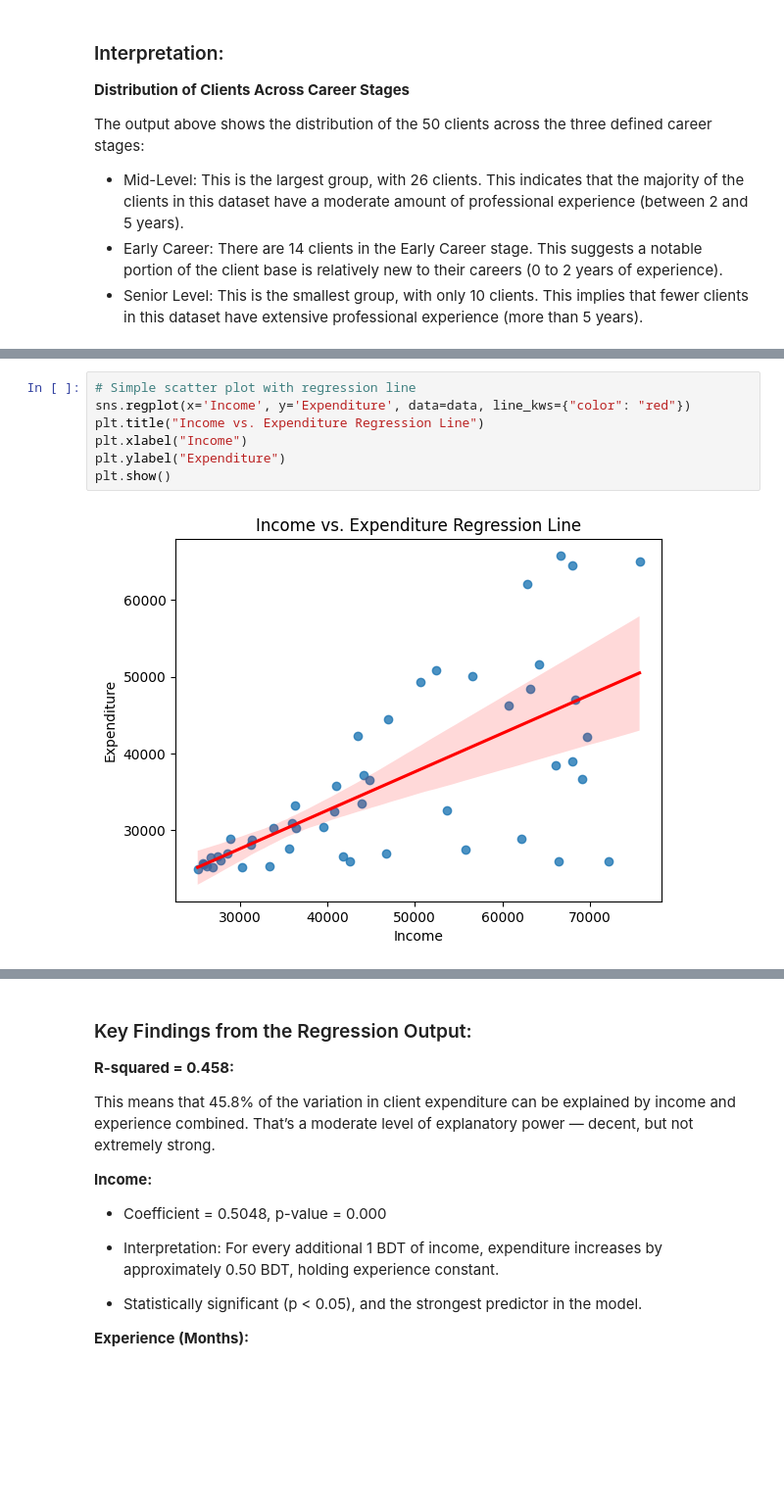
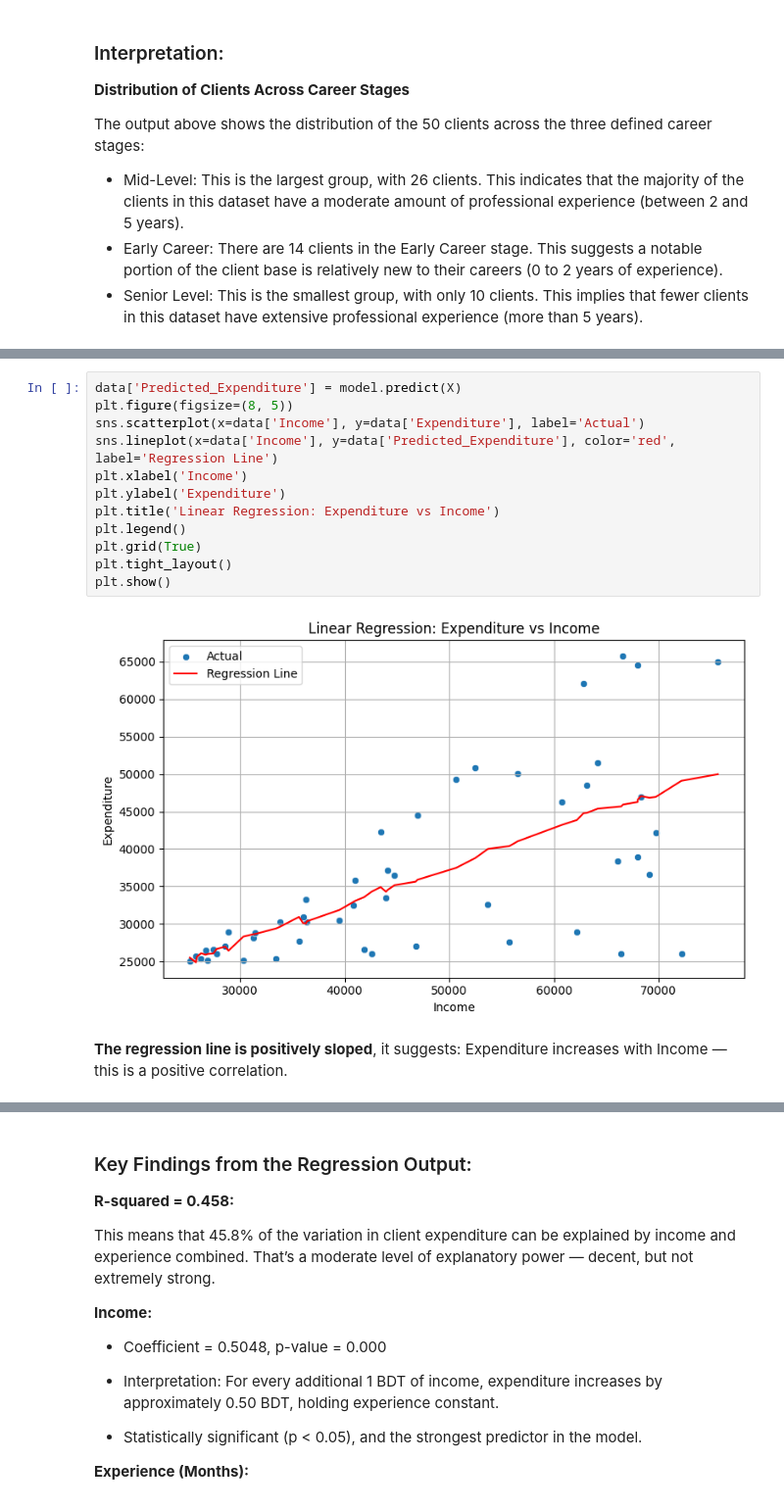
Before and after one commit to Nowshin1009/start-with-statistics, a Jupyter notebook: main.ipynb, the cells around one changed output, grey strips where cells are left out. Shown: that part at 98% size. Saved outputs shown, nothing was run; the diff lists cells and outputs as text; blank space fills up the shorter version.

```diff
--- a/main.ipynb
+++ b/main.ipynb
@@ -167,9 +142,17 @@ strong multicollinearity or other numerical problems.
-# %%
-# Simple scatter plot with regression line
-sns.regplot(x='Income', y='Expenditure', data=data, line_kws={"color": "red"})
-plt.title("Income vs. Expenditure Regression Line")
-plt.xlabel("Income")
-plt.ylabel("Expenditure")
-plt.show()
-# %% [output]
-[figure, removed]
+# %%
+data['Predicted_Expenditure'] = model.predict(X)
+plt.figure(figsize=(8, 5))
+sns.scatterplot(x=data['Income'], y=data['Expenditure'], label='Actual')
+sns.lineplot(x=data['Income'], y=data['Predicted_Expenditure'], color='red', label='Regression Line')
+plt.xlabel('Income')
+plt.ylabel('Expenditure')
+plt.title('Linear Regression: Expenditure vs Income')
+plt.legend()
+plt.grid(True)
+plt.tight_layout()
+plt.show()
+# %% [output]
+[figure, added]
+# %% [markdown]
+**The regression line is positively sloped**, it suggests:
+Expenditure increases with Income — this is a positive correlation.
```
Also changed, not shown: parts of 19 cells of this notebook.
